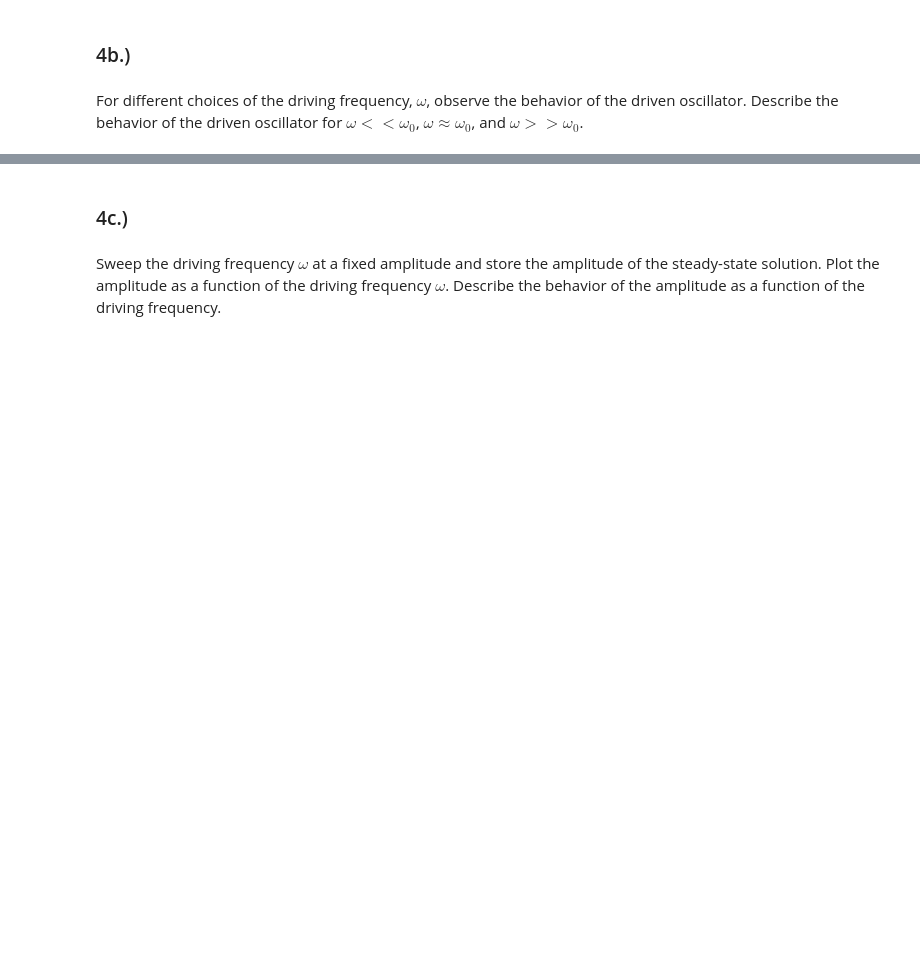
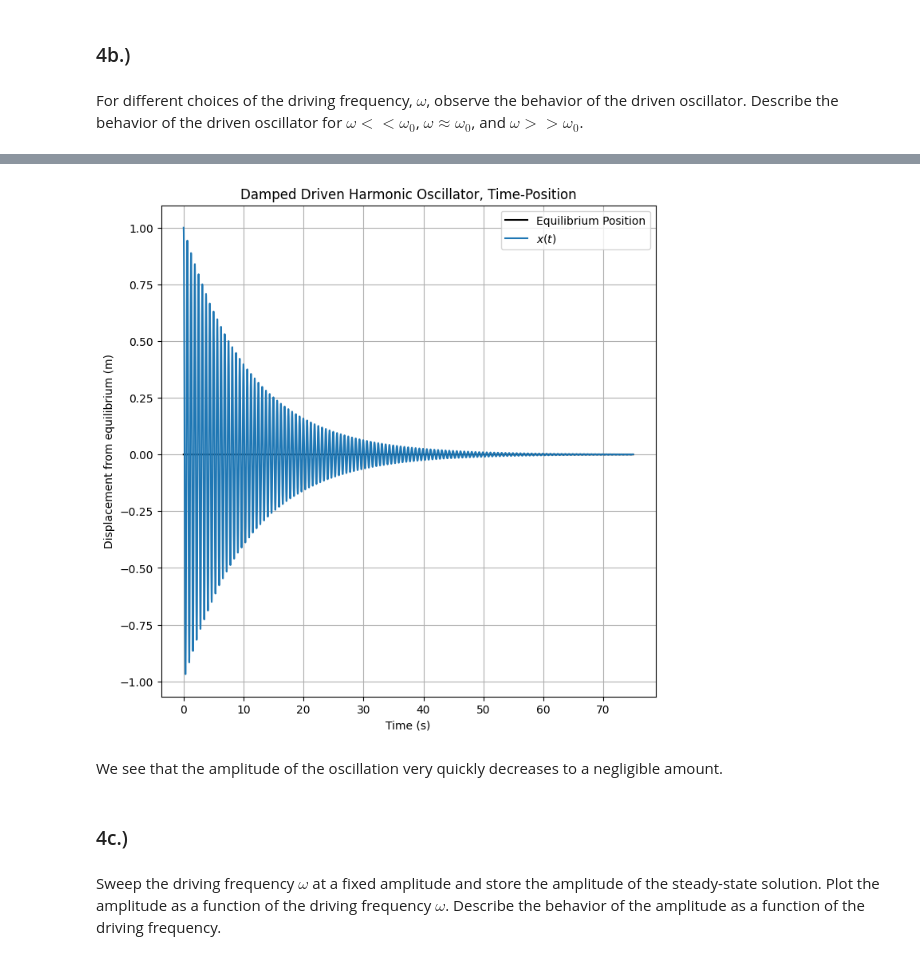
Before and after one commit to BruhddyTheThird/ProfCPisGoatedLib, a Jupyter notebook: HW VII.ipynb, the cells around one changed output, grey strips where cells are left out. Saved outputs shown, nothing was run; the diff lists cells and outputs as text; code cells hidden in the pictures; blank space fills up the shorter version.

```diff
--- a/HW VII.ipynb
+++ b/HW VII.ipynb
@@ -17,3 +145,23 @@ For different choices of the driving frequency, $\omega$, observe the behavior o
+# %%
+omega = 100
+fargs_1 = (omega,f_0,beta,omega_0)
+t,x,v = RK2O_t_dep(x_0,v_0,t_0,t_f,dt,DampedDrivenOscillatorAcc,fargs_1)
+DDO_df = pd.DataFrame({'t':t,'x':x,'v':v})
+# %%
+fig, ax = plt.subplots(1,1,figsize=(8,8))
+
+ax.plot(DDO_df['t'],np.zeros(t.shape),color="black",label="Equilibrium Position")
+ax.plot(DDO_df['t'],DDO_df['x'],label=r"$x(t)$")
+ax.set_xlabel("Time (s)")
+ax.set_ylabel("Displacement from equilibrium (m)")
+ax.set_title("Damped Driven Harmonic Oscillator, Time-Position")
+ax.grid()
+ax.legend()
+plt.show()
+# %% [output]
+[figure, added]
+# %% [markdown]
+We see that the amplitude of the oscillation very quickly decreases to a negligible amount.
 # %% [markdown]
 ### 4c.)
 # %% [markdown]
```
Also changed, not shown: parts of 19 cells of this notebook.
